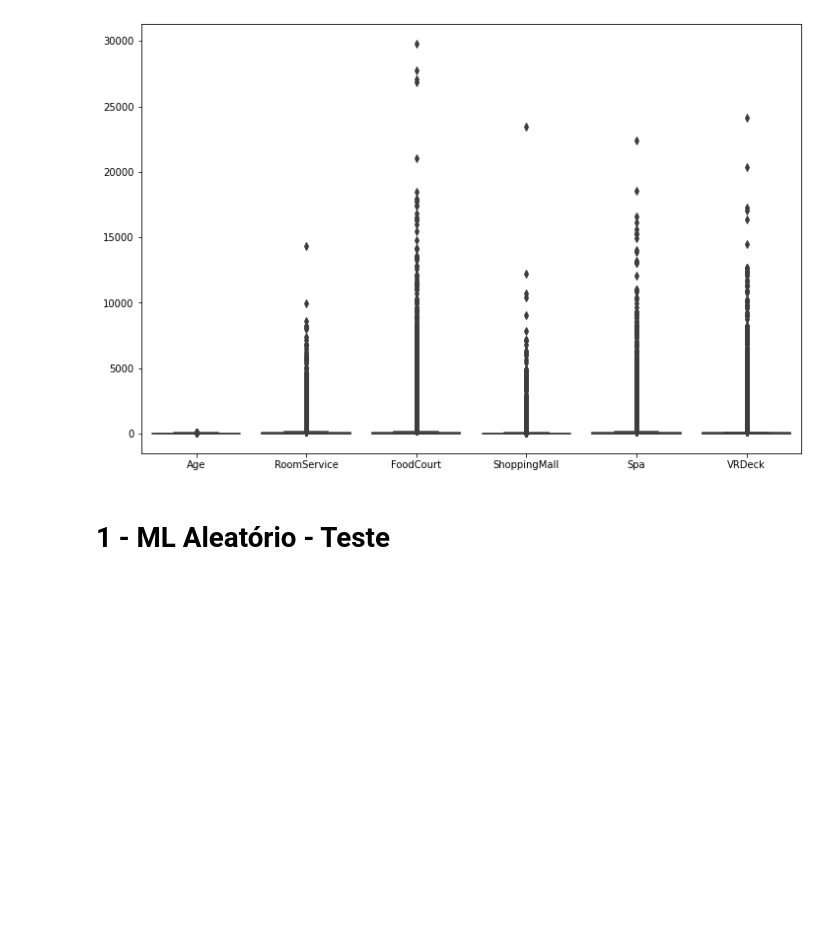
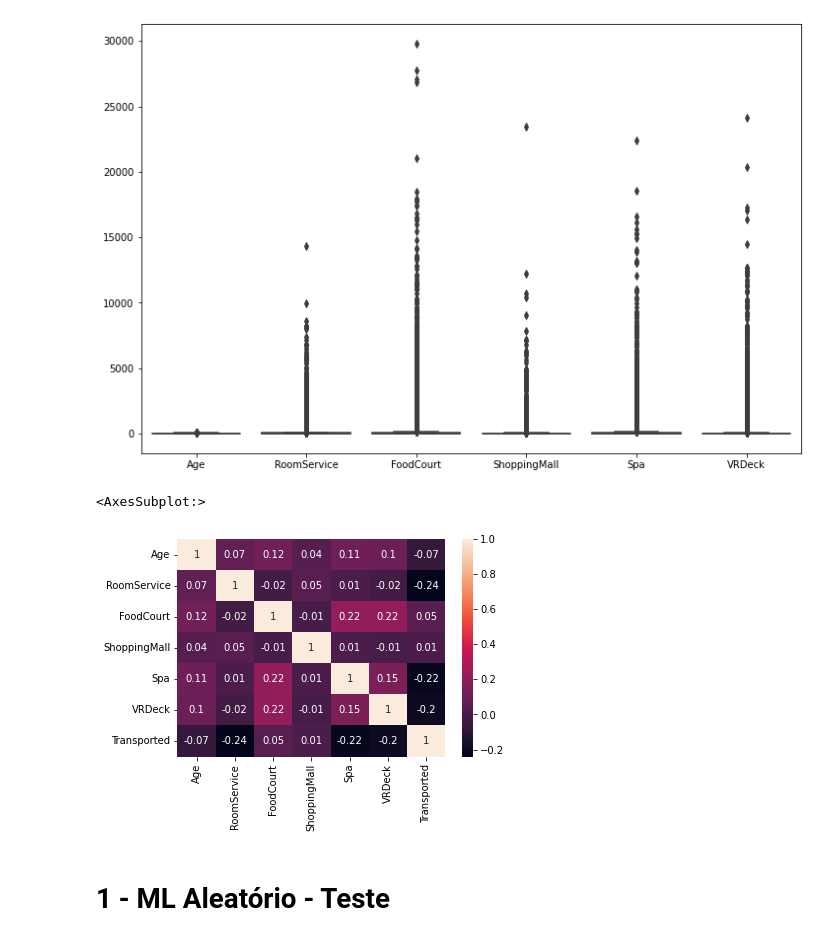
Before and after one commit to FranciscoFoz/machine-learning-training, a Jupyter notebook: spaceship-titanic.ipynb, the cells around one changed output. Drawn from its saved outputs; the diff is of its cells as text; code cells hidden in the pictures; blank space fills up the shorter version.

```diff
--- a/spaceship-titanic.ipynb
+++ b/spaceship-titanic.ipynb
@@ -191,6 +191,11 @@ sns.boxplot(data=variaveis_numericas)
 # %% [output]
 <AxesSubplot:>
 [figure]
+# %%
+sns.heatmap(spaceship_analise.corr().round(2),annot=True)
+# %% [output]
+<AxesSubplot:>
+[figure, added]
 # %% [markdown]
 # 1 - ML Aleatório - Teste
 # %%
```
Also changed, not shown: parts of 8 cells of this notebook.
